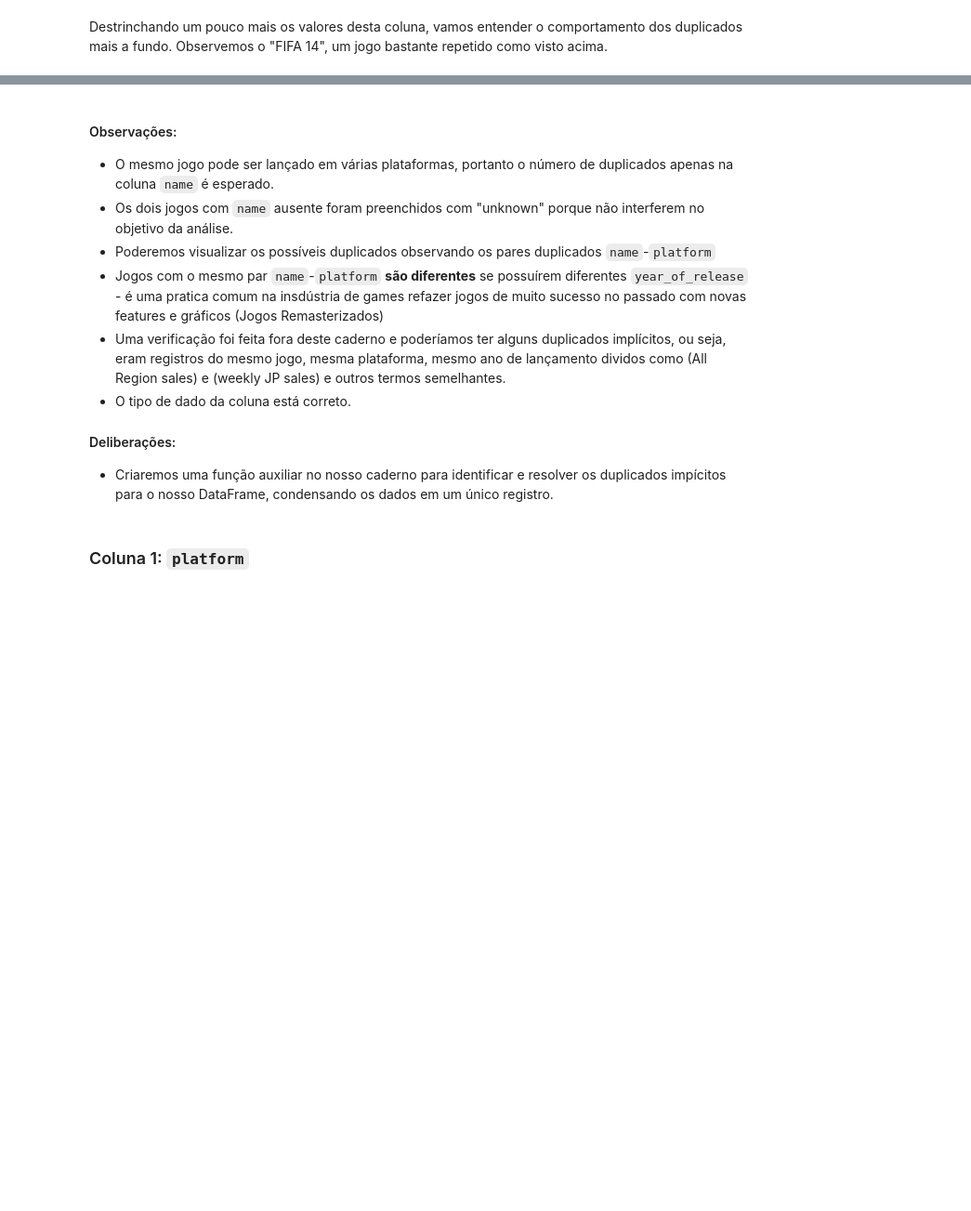
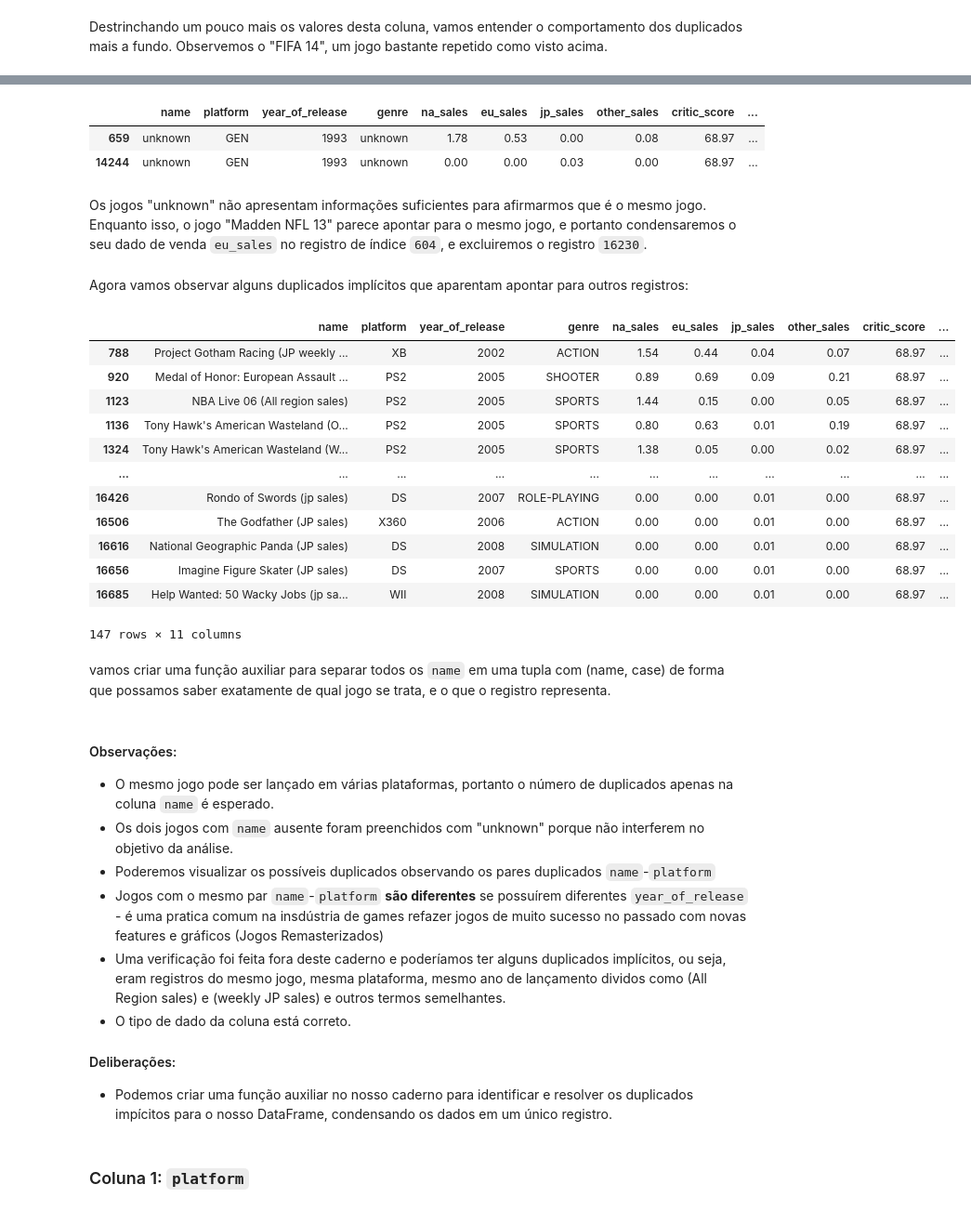
Before and after one commit to JLMB2015/games-analysis, a Jupyter notebook: project.ipynb, the cells around one changed output, grey strips where cells are left out. Shown at 93% size. Cells and saved outputs as stored; diff of their text form; code cells hidden in the pictures; blank space fills up the shorter version.

Commit message:
Definig important Fuctions to help treating name implicit duplicates

```diff
--- a/project.ipynb
+++ b/project.ipynb
@@ -404,3 +371,43 @@ df[implicits]
+# %%
+# Localizando todos os explícitos, agora incluindo ano de lançamento
+# Máscara boleana para identificá-los
+possible_duplicated = df.duplicated(subset=["name","platform","year_of_release"], keep=False)
+df[possible_duplicated]
+# %% [output]
+|  | name | platform | year_of_release | genre | na_sales | eu_sales | jp_sales | other_sales | critic_score | ... |
+| 659 | unknown | GEN | 1993 | unknown | 1.78 | 0.53 | 0.00 | 0.08 | 68.97 | ... |
+| 14244 | unknown | GEN | 1993 | unknown | 0.00 | 0.00 | 0.03 | 0.00 | 68.97 | ... |
+# %% [markdown]
+Os jogos "unknown" não apresentam informações suficientes para afirmarmos que é o mesmo jogo. Enquanto isso, o jogo "Madden NFL 13" parece apontar para o mesmo jogo, e portanto condensaremos o seu dado de venda `eu_sales` no registro de índice `604`, e excluiremos o registro `16230`.
+# %%
+# Atualizando o valor do primeiro registro
+df.iloc[604,5] = df.iloc[604,5] + df.iloc[16230,5].astype(float)
+print(f"Novo valor da célula observada: {float(df.iloc[604,5]):.3}")
+
+# Apagando o registro da linha 16230
+df = df.drop(labels=16230)
+# %% [markdown]
+Agora vamos observar alguns duplicados implícitos que aparentam apontar para outros registros:
+# %%
+implicits = df["name"].str.contains(r'\([^)]*sales[^)]*\)', regex=True, na=False)
+df_implicits = df[implicits]
+df_implicits
+# %% [output]
+|  | name | platform | year_of_release | genre | na_sales | eu_sales | jp_sales | other_sales | critic_score | ... |
+| 788 | Project Gotham Racing (JP weekly ... | XB | 2002 | ACTION | 1.54 | 0.44 | 0.04 | 0.07 | 68.97 | ... |
+| 920 | Medal of Honor: European Assault ... | PS2 | 2005 | SHOOTER | 0.89 | 0.69 | 0.09 | 0.21 | 68.97 | ... |
+| 1123 | NBA Live 06 (All region sales) | PS2 | 2005 | SPORTS | 1.44 | 0.15 | 0.00 | 0.05 | 68.97 | ... |
+| 1136 | Tony Hawk's American Wasteland (O... | PS2 | 2005 | SPORTS | 0.80 | 0.63 | 0.01 | 0.19 | 68.97 | ... |
+| 1324 | Tony Hawk's American Wasteland (W... | PS2 | 2005 | SPORTS | 1.38 | 0.05 | 0.00 | 0.02 | 68.97 | ... |
+| ... | ... | ... | ... | ... | ... | ... | ... | ... | ... | ... |
+| 16426 | Rondo of Swords (jp sales) | DS | 2007 | ROLE-PLAYING | 0.00 | 0.00 | 0.01 | 0.00 | 68.97 | ... |
+| 16506 | The Godfather (JP sales) | X360 | 2006 | ACTION | 0.00 | 0.00 | 0.01 | 0.00 | 68.97 | ... |
+| 16616 | National Geographic Panda (JP sales) | DS | 2008 | SIMULATION | 0.00 | 0.00 | 0.01 | 0.00 | 68.97 | ... |
+| 16656 | Imagine Figure Skater (JP sales) | DS | 2007 | SPORTS | 0.00 | 0.00 | 0.01 | 0.00 | 68.97 | ... |
+| 16685 | Help Wanted: 50 Wacky Jobs (jp sa... | WII | 2008 | SIMULATION | 0.00 | 0.00 | 0.01 | 0.00 | 68.97 | ... |
+147 rows × 11 columns
+# %% [markdown]
+vamos criar uma função auxiliar para separar todos os `name` em uma tupla com (name, case) de forma que possamos saber exatamente de qual jogo se trata, e o que o registro representa.
 # %% [markdown]
 #### Observações:
 
@@ -413,7 +420,7 @@ df[implicits]
 
 #### Deliberações:
 
-- Criaremos uma função auxiliar no nosso caderno para identificar e resolver os duplicados impícitos para o nosso DataFrame, condensando os dados em um único registro.
+- Podemos criar uma função auxiliar no nosso caderno para identificar e resolver os duplicados impícitos para o nosso DataFrame, condensando os dados em um único registro.
 # %% [markdown]
 ### Coluna 1: `platform`
 # %%
```
Also changed, not shown: parts of 50 cells of this notebook.
